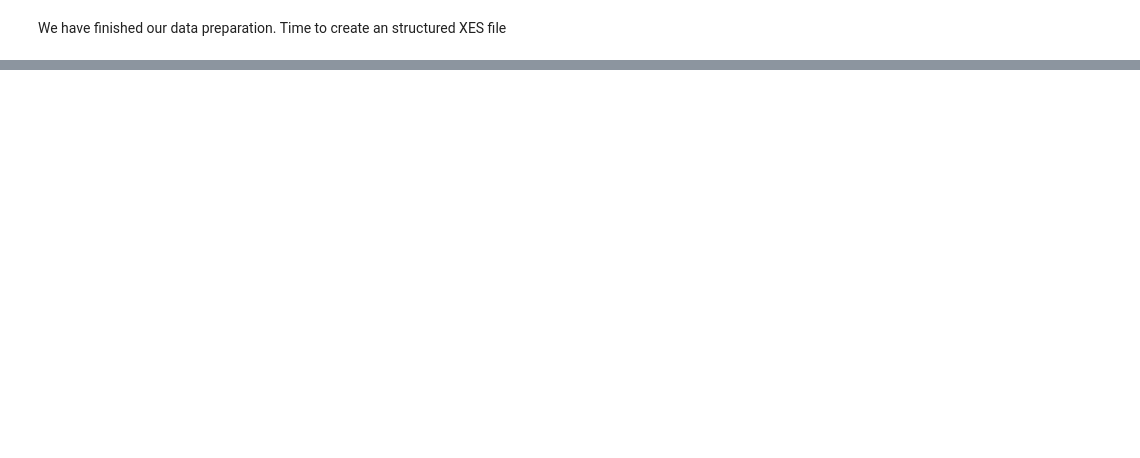
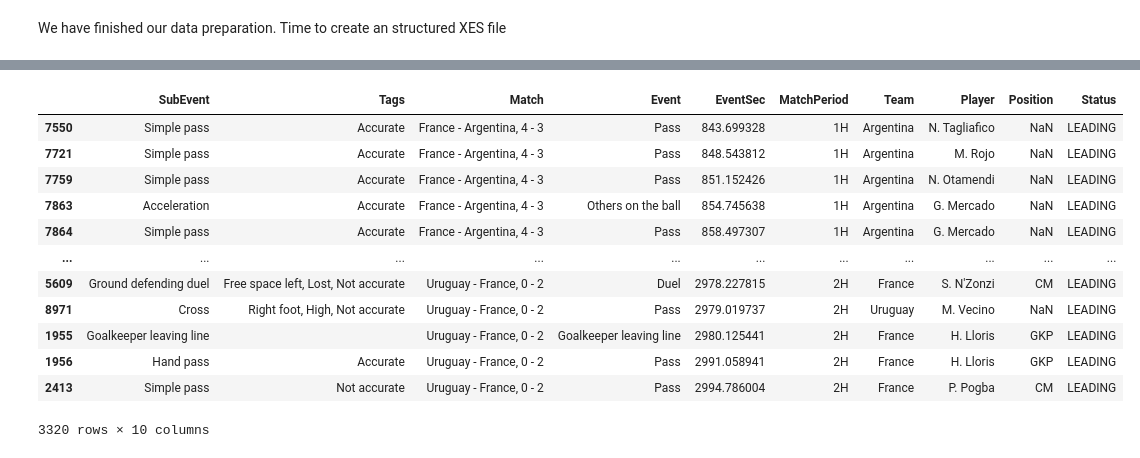
Before and after one commit to MrSachin7/ProcessMiningProject, a Jupyter notebook: Data_preparation/index.ipynb, the cells around one changed output, grey strips where cells are left out. Saved outputs shown, nothing was run; the diff lists cells and outputs as text; code cells hidden in the pictures; blank space fills up the shorter version.

```diff
--- a/Data_preparation/index.ipynb
+++ b/Data_preparation/index.ipynb
@@ -652,0 +629,16 @@ create_filtered_xes_file(second_half_data, "second_half_filtered_by_player.xes",
+# %%
+leading_data
+# %% [output]
+|  | SubEvent | Tags | Match | Event | EventSec | MatchPeriod | Team | Player | Position | Status |
+| 7550 | Simple pass | Accurate | France - Argentina, 4 - 3 | Pass | 843.699328 | 1H | Argentina | N. Tagliafico | NaN | LEADING |
+| 7721 | Simple pass | Accurate | France - Argentina, 4 - 3 | Pass | 848.543812 | 1H | Argentina | M. Rojo | NaN | LEADING |
+| 7759 | Simple pass | Accurate | France - Argentina, 4 - 3 | Pass | 851.152426 | 1H | Argentina | N. Otamendi | NaN | LEADING |
+| 7863 | Acceleration | Accurate | France - Argentina, 4 - 3 | Others on the ball | 854.745638 | 1H | Argentina | G. Mercado | NaN | LEADING |
+| 7864 | Simple pass | Accurate | France - Argentina, 4 - 3 | Pass | 858.497307 | 1H | Argentina | G. Mercado | NaN | LEADING |
+| ... | ... | ... | ... | ... | ... | ... | ... | ... | ... | ... |
+| 5609 | Ground defending duel | Free space left, Lost, Not accurate | Uruguay - France, 0 - 2 | Duel | 2978.227815 | 2H | France | S. N'Zonzi | CM | LEADING |
+| 8971 | Cross | Right foot, High, Not accurate | Uruguay - France, 0 - 2 | Pass | 2979.019737 | 2H | Uruguay | M. Vecino | NaN | LEADING |
+| 1955 | Goalkeeper leaving line |  | Uruguay - France, 0 - 2 | Goalkeeper leaving line | 2980.125441 | 2H | France | H. Lloris | GKP | LEADING |
+| 1956 | Hand pass | Accurate | Uruguay - France, 0 - 2 | Pass | 2991.058941 | 2H | France | H. Lloris | GKP | LEADING |
+| 2413 | Simple pass | Not accurate | Uruguay - France, 0 - 2 | Pass | 2994.786004 | 2H | France | P. Pogba | CM | LEADING |
+3320 rows × 10 columns
```
Also changed, not shown: parts of 28 cells of this notebook, 13 other files.
